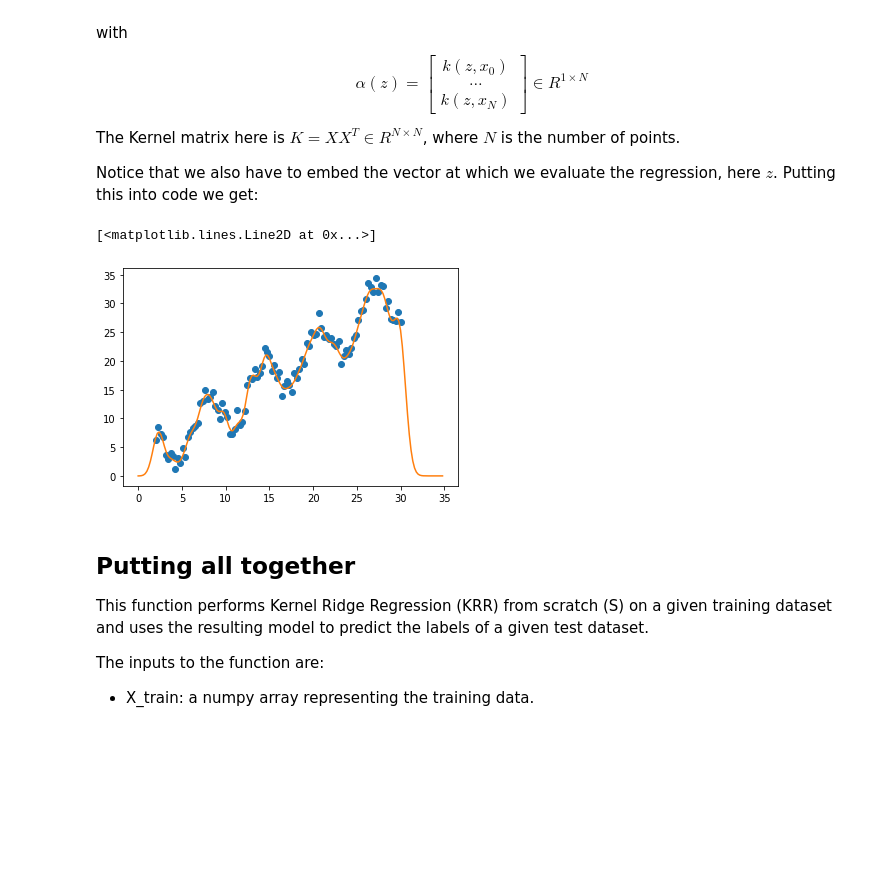
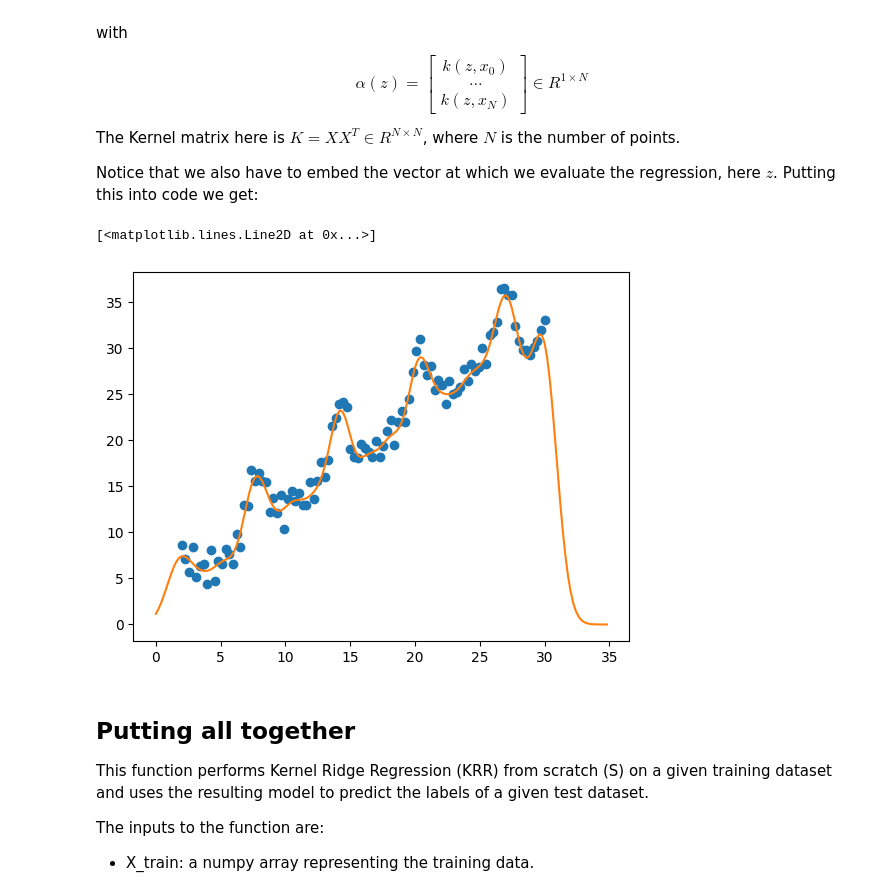
Before and after one commit to kiogre/Machine_learning_mod_A, a Jupyter notebook: notebooks/Lab-9.Kernel_Regression.ipynb, the cells around one changed output. Drawn from its saved outputs; the diff is of its cells as text; code cells hidden in the pictures; blank space fills up the shorter version.

```diff
--- a/notebooks/Lab-9.Kernel_Regression.ipynb
+++ b/notebooks/Lab-9.Kernel_Regression.ipynb
@@ -151,7 +151,7 @@ The entire framework of kernel regression revolves around of the idea of adding
 
 Let's set up some non-linear data.
 # %%
-y= x[:,0] + 4 * np.sin(x[:,0])+ 4 * np.random.rand(x.shape[0])
+y= x[:,0] + np.exp(2*np.sin(x[:,0])) + 4 * np.random.rand(x.shape[0])
 
 plt.plot(x[:,0], y, 'o')
 # %% [output]
@@ -184,9 +184,27 @@ def kernelFunc(x1, x2, kernel_type, param):
     """
 
     # YOUR CODE
-    pass
+    if(kernel_type == 'polynomial'):
+        return (np.dot(x1,x2) + 1)**param
+    elif(kernel_type == 'gaussian'):
+        return np.exp(-np.linalg.norm(x1-x2)**2/(2*param**2))
+    elif(kernel_type == 'linear'):
+        return np.dot(x1,x2)
+    elif (kernel_type == 'sigmoid'):
+        return np.tanh(np.dot(x1,x2) + param)
+    elif (kernel_type == 'mix'):
+        return np.exp(-np.linalg.norm(x1-x2)**2/(2*param**2)) + (np.dot(x1,x2) + 1)**param
+    elif (kernel_type == 'mix2'):
+        return np.exp(-np.linalg.norm(x1-x2)**2/(2*param**2)) + np.tanh(np.dot(x1,x2) + param)
+    elif (kernel_type == 'mix3'):
+        return np.exp(-np.linalg.norm(x1-x2)**2/(2*param**2)) * (np.dot(x1,x2) + 1)**param
+    elif (kernel_type == 'mix4'):
+        return np.exp(-np.linalg.norm(x1-x2)**2/(2*param**2)) * np.tanh(np.dot(x1,x2) + param)
 # %%
 # YOUR CODE - Compute K matrix
+K = np.zeros((x.shape[0], x.shape[0]))
+for row, col in np.ndindex(K.shape):
+    K[row, col] = kernelFunc(x[row,:], x[col,:], 'mix4', 1)
 # %% [markdown]
 Before going on, notice how $$w = (X^TX + \lambda I )^{-1} X^Ty$$
 
@@ -219,24 +237,24 @@ Notice that we also have to embed the vector at which we evaluate the regression
 # %%
 # calculate the inverse of K with ridge regression, then the weights
 a = np.linalg.inv(K + 0.1 * np.eye(K.shape[0]))
 w = np.dot(y,a)
 
 x_pred = np.arange(0, 35, 0.2)
 # same as before, add column of ones to represent the constant b
 x_pred = np.stack([x_pred, np.ones(x_pred.shape[0])], axis=1).reshape(-1,2)
 y_pred = np.zeros(x_pred.shape[0])
 
 for i, x_p in enumerate(x_pred):
     k = np.zeros(x.shape[0])
     for j, row in enumerate(k):
-        k[j] = kernelFunc(x_p, x[j,:], kernel_type, param)
+        k[j] = kernelFunc(x_p, x[j,:], "mix4", 1)
     y_pred[i] = np.dot(w,k)
 
 plt.plot(x[:,0], y, 'o')
 plt.plot(x_pred[:,0], y_pred)
 # %% [output]
 [<matplotlib.lines.Line2D at 0x...>]
-[figure, old version]
+[figure, new version]
 # %% [markdown]
 ## Putting all together
 
```
Also changed, not shown: parts of 8 cells of this notebook.
